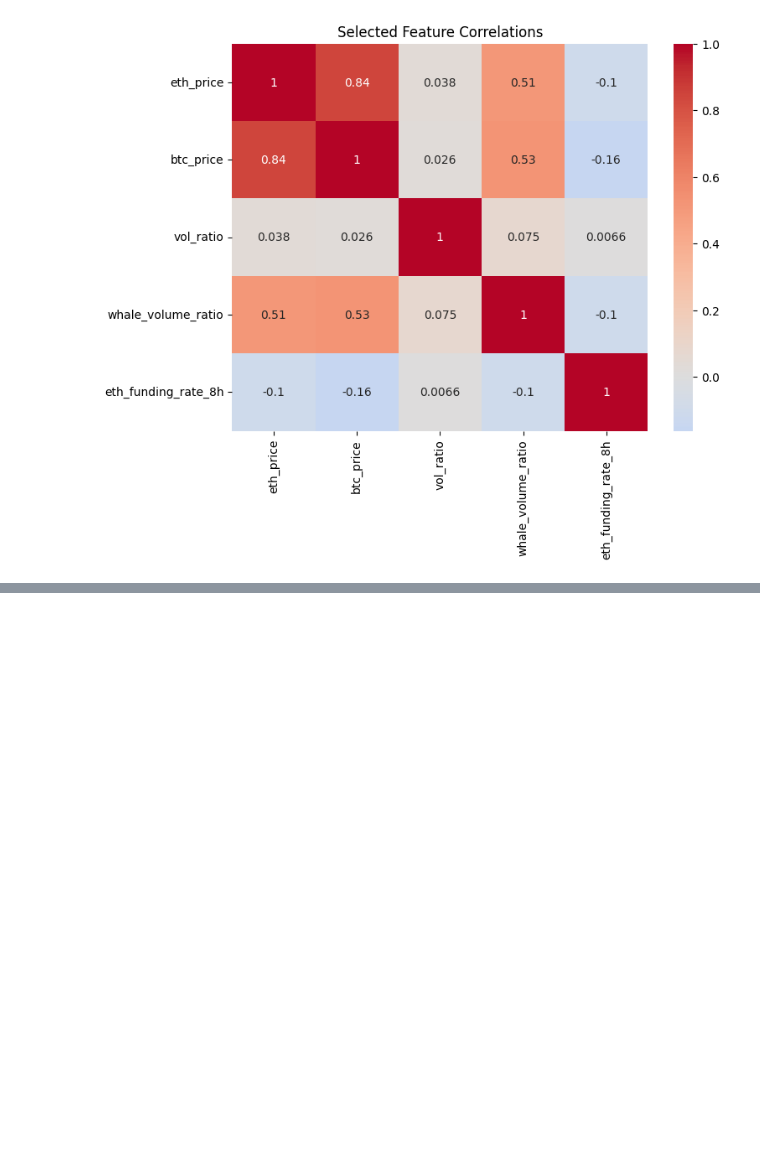
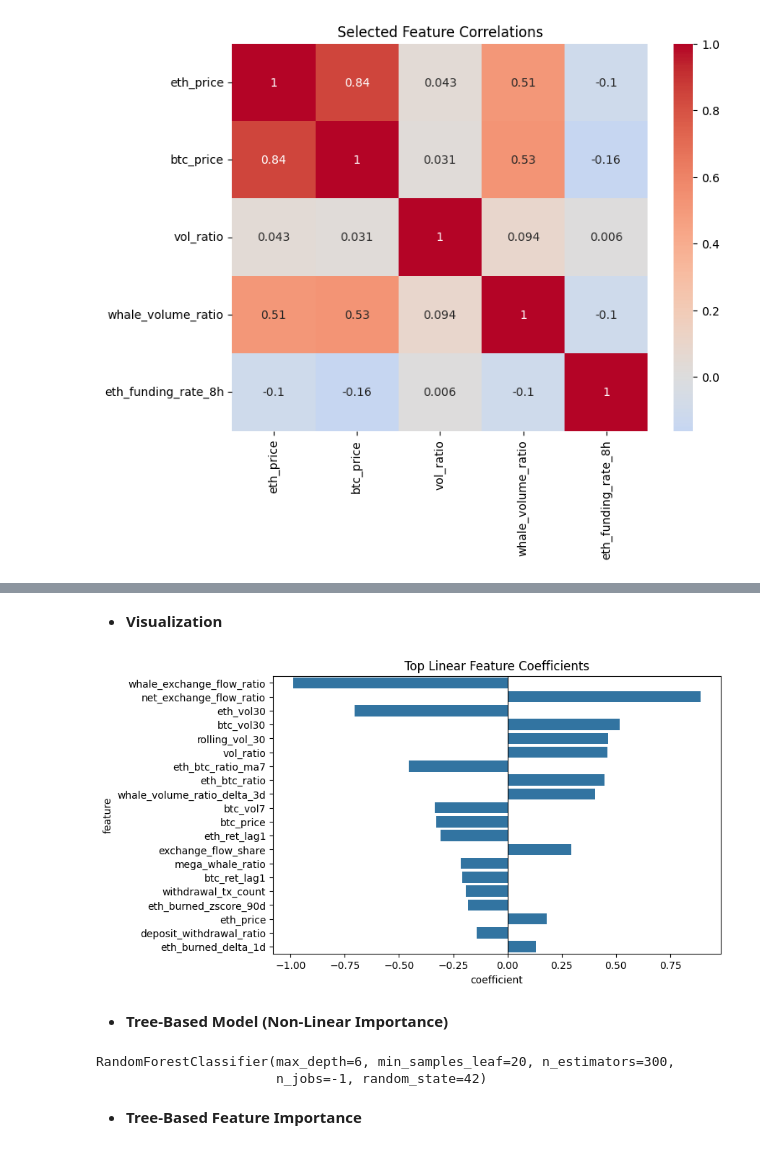
Before and after one commit to FirstBML/Whale-Movement-Based-Price-Direction-Generator-V2, a Jupyter notebook: WhalesIntent/Intent/Data_Prep&EDA.ipynb, the cells around one changed output, grey strips where cells are left out. Cells and saved outputs as stored; diff of their text form; code cells hidden in the pictures; blank space fills up the shorter version.

```diff
--- a/WhalesIntent/Intent/Data_Prep&EDA.ipynb
+++ b/WhalesIntent/Intent/Data_Prep&EDA.ipynb
@@ -360,0 +337,15 @@ X_train.shape, X_val.shape
+# %%
+# =========================
+# Time-Aware Train/Val Split
+# =========================
+
+split_date = "2023-01-01"
+train_df = df_ml[df_ml["block_date"] < split_date]
+val_df = df_ml[df_ml["block_date"] >= split_date]
+
+X_train = train_df[FEATURE_COLS]
+y_train = train_df["target_t2"]
+X_val = val_df[FEATURE_COLS]
+y_val = val_df["target_t2"]
+
+print(f"\nTrain: {len(X_train)} rows, Val: {len(X_val)} rows")
@@ -385,13 +409,13 @@ X_train, X_val, y_train, y_val
+# %%
+linear_model.fit(X_train, y_train)
 # %%
-from sklearn.linear_model import LogisticRegression
+coef_df = pd.DataFrame({
+    "feature": FEATURE_COLS,
+    "coefficient": linear_model.named_steps["clf"].coef_[0]
+})
 
-lin_model = LogisticRegression(max_iter=1000)
-lin_model.fit(X_train, y_train)
+coef_df["abs_coef"] = coef_df["coefficient"].abs()
+coef_df = coef_df.sort_values("abs_coef", ascending=False)
 
-coef_df = pd.DataFrame({
-    "feature": X_train.columns,
-    "coefficient": lin_model.coef_[0]
-}).sort_values("coefficient", ascending=False)
-
-coef_df.head(10)
+coef_df.head(15)
 # %% [output]
@@ -399,0 +438,35 @@ LogisticRegression does not accept missing values encoded as NaN natively. For s
+# %% [markdown]
+- **Visualization**
+# %%
+top_n = 20
+
+plt.figure(figsize=(8, 5))
+sns.barplot(
+    data=coef_df.head(top_n),
+    x="coefficient",
+    y="feature"
+)
+plt.title("Top Linear Feature Coefficients")
+plt.axvline(0, color="black", linewidth=0.8)
+plt.show()
+# %% [output]
+[figure, added]
+# %% [markdown]
+- **Tree-Based Model (Non-Linear Importance)**
+# %%
+from sklearn.ensemble import RandomForestClassifier
+
+rf_model = RandomForestClassifier(
+    n_estimators=300,
+    max_depth=6,
+    min_samples_leaf=20,
+    random_state=42,
+    n_jobs=-1
+)
+
+rf_model.fit(X_train, y_train)
+# %% [output]
+RandomForestClassifier(max_depth=6, min_samples_leaf=20, n_estimators=300,
+                       n_jobs=-1, random_state=42)
+# %% [markdown]
+- **Tree-Based Feature Importance**
```
Also changed, not shown: parts of 20 cells of this notebook.
